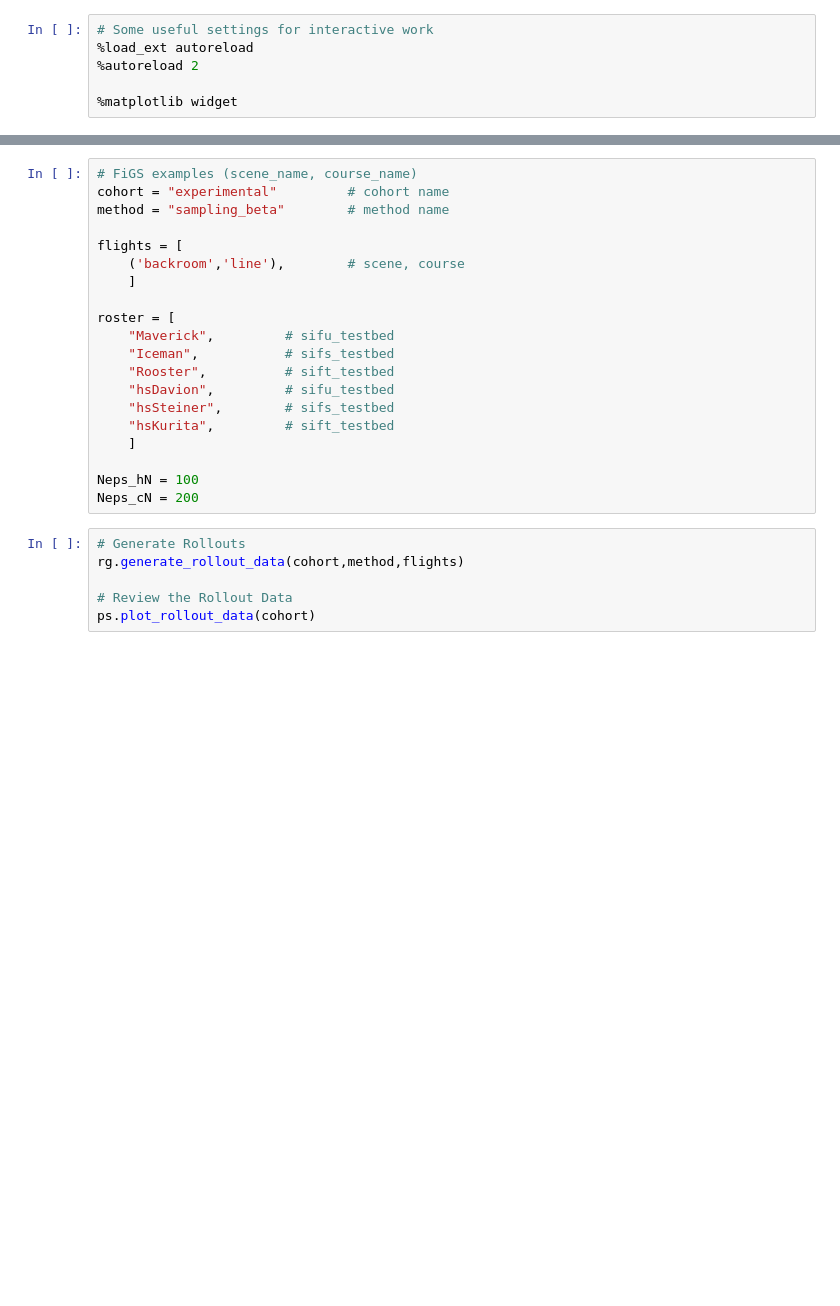
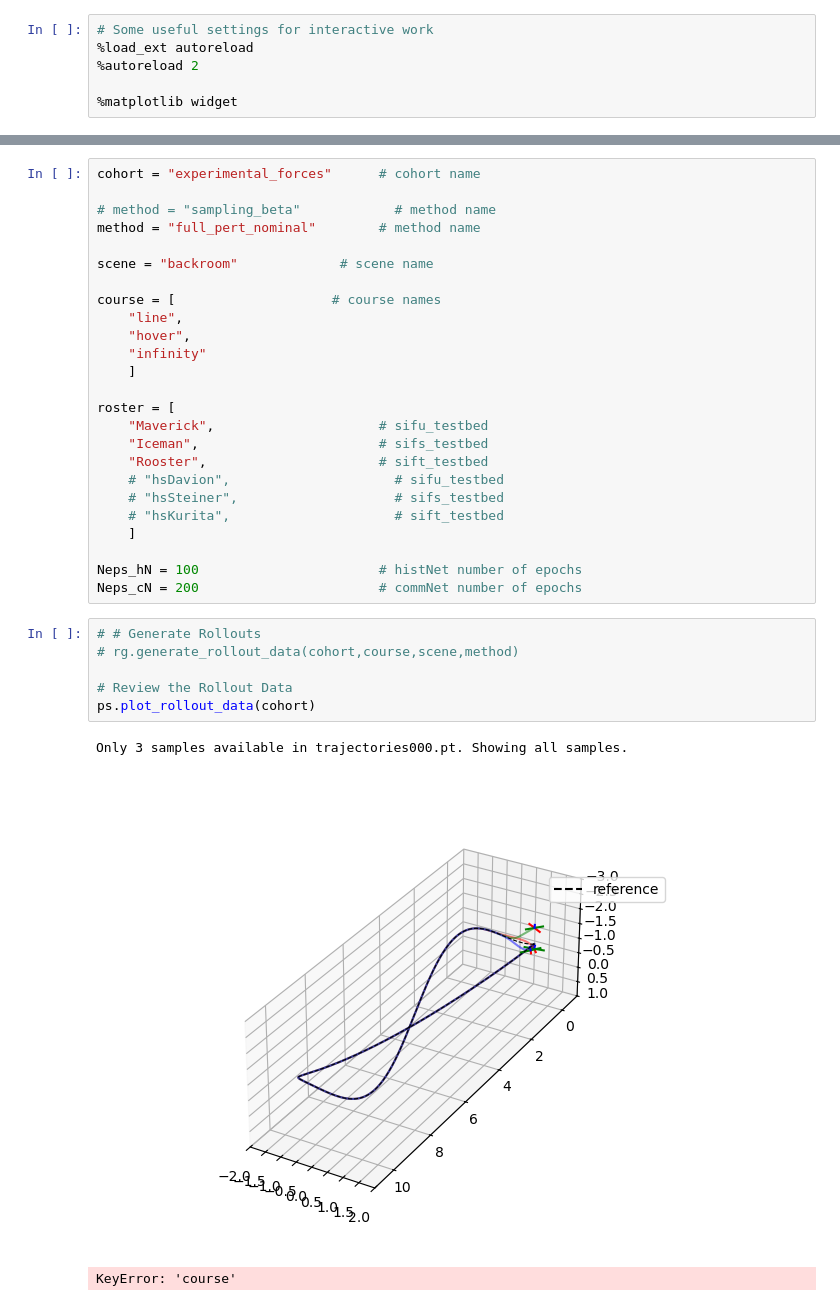
Before and after one commit to denisfliu/SousVide, a Jupyter notebook: notebooks/vit_general.ipynb, the cells around one changed output, grey strips where cells are left out. Drawn from its saved outputs; the diff is of its cells as text; blank space fills up the shorter version.

```diff
--- a/notebooks/vit_general.ipynb
+++ b/notebooks/vit_general.ipynb
@@ -15,28 +14,37 @@ import sousvide.flight.deploy_figs as df
 # %%
-# FiGS examples (scene_name, course_name)
-cohort = "experimental"         # cohort name
-method = "sampling_beta"        # method name
+cohort = "experimental_forces"      # cohort name
 
-flights = [
-    ('backroom','line'),        # scene, course
+# method = "sampling_beta"            # method name
+method = "full_pert_nominal"        # method name
+
+scene = "backroom"             # scene name
+
+course = [                    # course names
+    "line",
+    "hover",
+    "infinity"
     ]
 
 roster = [
-    "Maverick",         # sifu_testbed
-    "Iceman",           # sifs_testbed
-    "Rooster",          # sift_testbed
-    "hsDavion",         # sifu_testbed
-    "hsSteiner",        # sifs_testbed
-    "hsKurita",         # sift_testbed
+    "Maverick",                     # sifu_testbed
+    "Iceman",                       # sifs_testbed
+    "Rooster",                      # sift_testbed
+    # "hsDavion",                     # sifu_testbed
+    # "hsSteiner",                    # sifs_testbed
+    # "hsKurita",                     # sift_testbed
     ]
 
-Neps_hN = 100
-Neps_cN = 200
+Neps_hN = 100                       # histNet number of epochs
+Neps_cN = 200                       # commNet number of epochs
 # %%
-# Generate Rollouts
-rg.generate_rollout_data(cohort,method,flights)
+# # Generate Rollouts
+# rg.generate_rollout_data(cohort,course,scene,method)
 
 # Review the Rollout Data
 ps.plot_rollout_data(cohort)
+# %% [output]
+Only 3 samples available in trajectories000.pt. Showing all samples.
+[figure, added]
+KeyError: 'course'
 # %%
 # # Train the History Network
```
Also changed, not shown: parts of 4 cells of this notebook, 13 other files.
